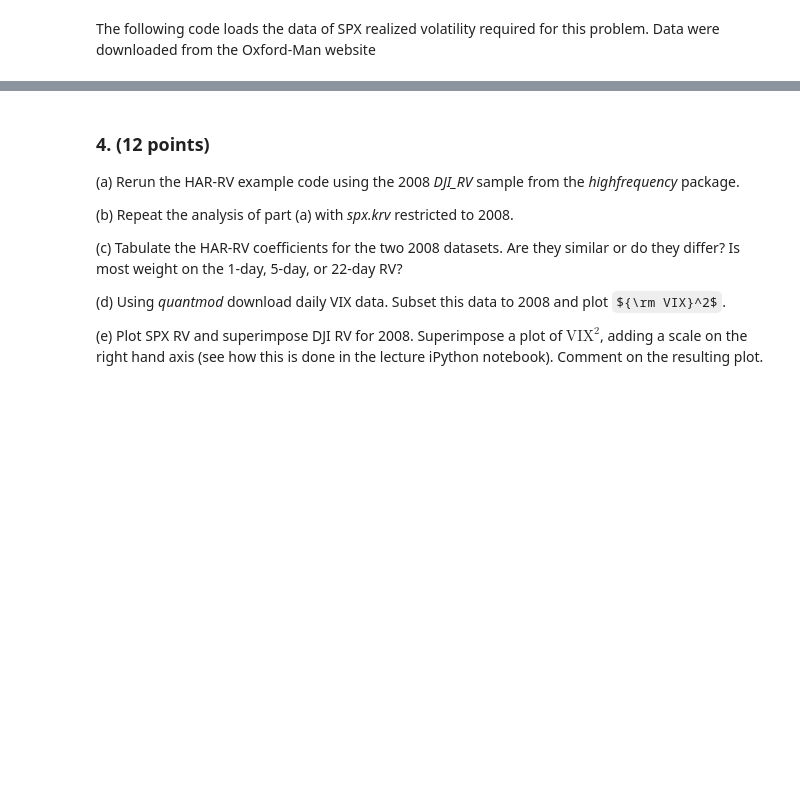
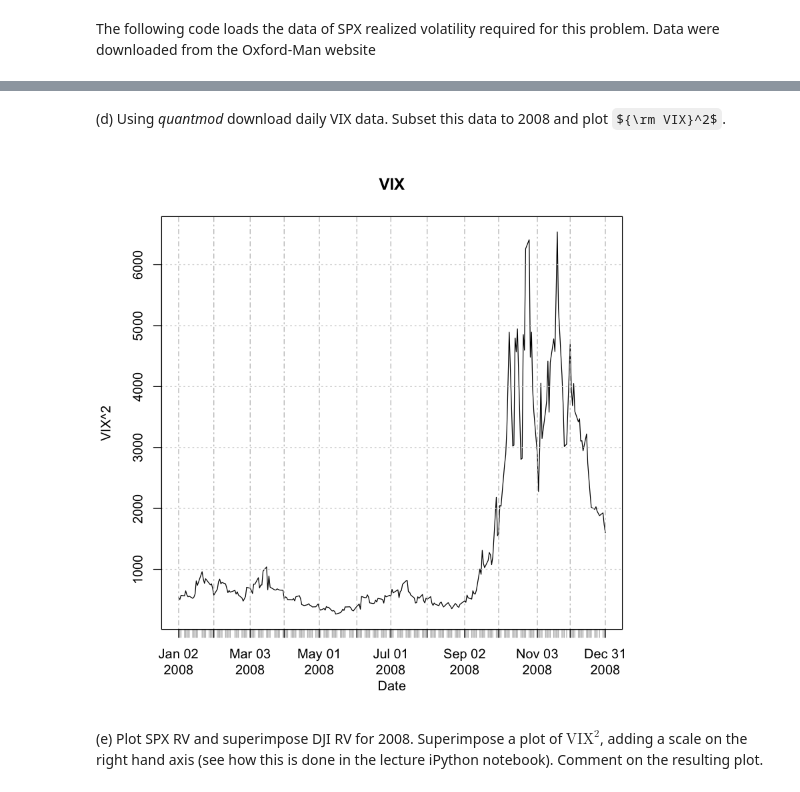
Before and after one commit to wubiya/MicroStructure, a Jupyter notebook: 9879HW6_Wu_Biya.ipynb, the cells around one changed output, grey strips where cells are left out. Cells and saved outputs as stored; diff of their text form; code cells hidden in the pictures; some formulas as TeX source; blank space fills up the shorter version.

```diff
--- a/9879HW6_Wu_Biya.ipynb
+++ b/9879HW6_Wu_Biya.ipynb
@@ -217,12 +294,10 @@ data.frame(head(spx.krv))
+# %% [markdown]
+
+(d) Using *quantmod* download daily VIX data.  Subset this data to 2008 and plot ${\rm VIX}^2$.
+# %%
+a<-getSymbols("^VIX", src = "yahoo", from = "2008-01-01", to = "2008-12-31")
+plot(VIX$VIX.Adjusted^2, main = "VIX", ylab="VIX^2", xlab="Date")
+# %% [output]
+[figure, added]
 # %% [markdown]
-### 4. (12 points)
-
-(a) Rerun the HAR-RV example code using the 2008 *DJI_RV* sample from the *highfrequency* package.
-
-(b) Repeat the analysis of part (a) with *spx.krv* restricted to 2008.
-
-(c) Tabulate the HAR-RV coefficients for the two 2008 datasets.  Are they similar or do they differ?  Is most weight on the 1-day, 5-day, or 22-day RV?
-
-(d) Using *quantmod* download daily VIX data.  Subset this data to 2008 and plot ${\rm VIX}^2$.
-
 (e)  Plot SPX RV and superimpose DJI RV for 2008. Superimpose a plot of $\text{VIX}^2$, adding a scale on the right hand axis (see how this is done in the lecture iPython notebook). Comment on the resulting plot.
```
Also changed, not shown: parts of 9 cells of this notebook, 2 other files.
